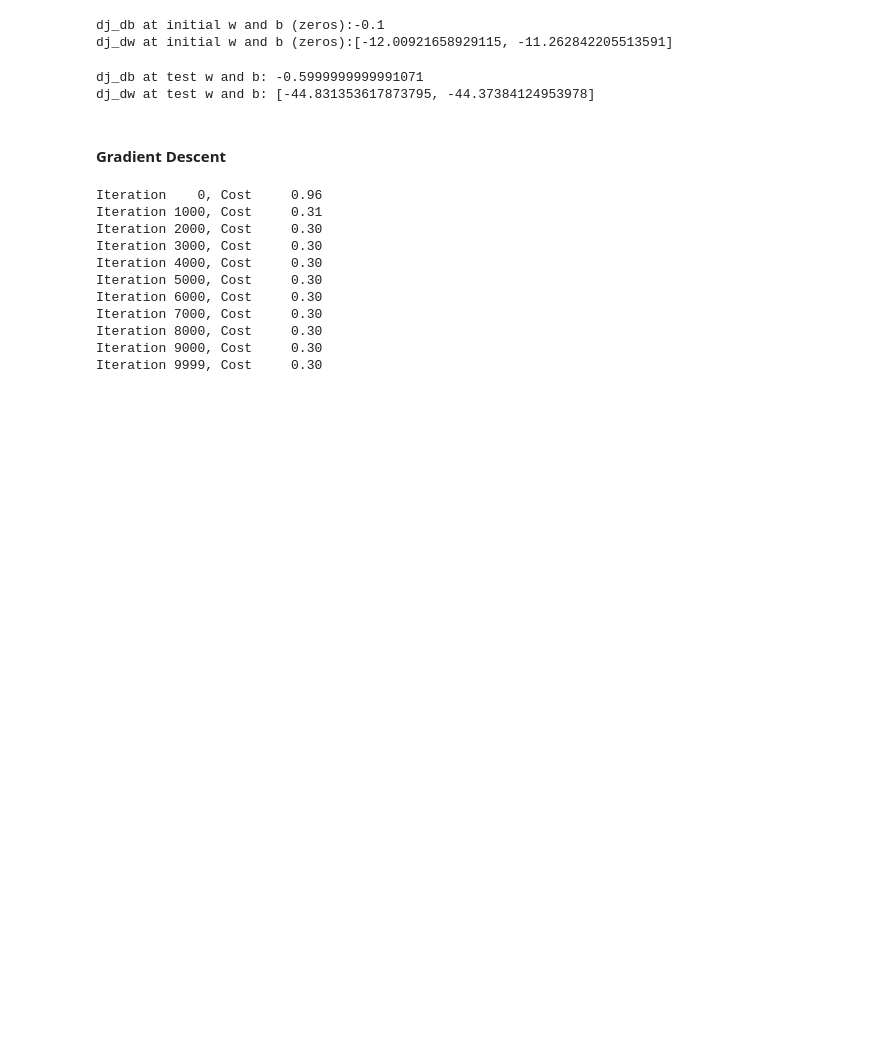
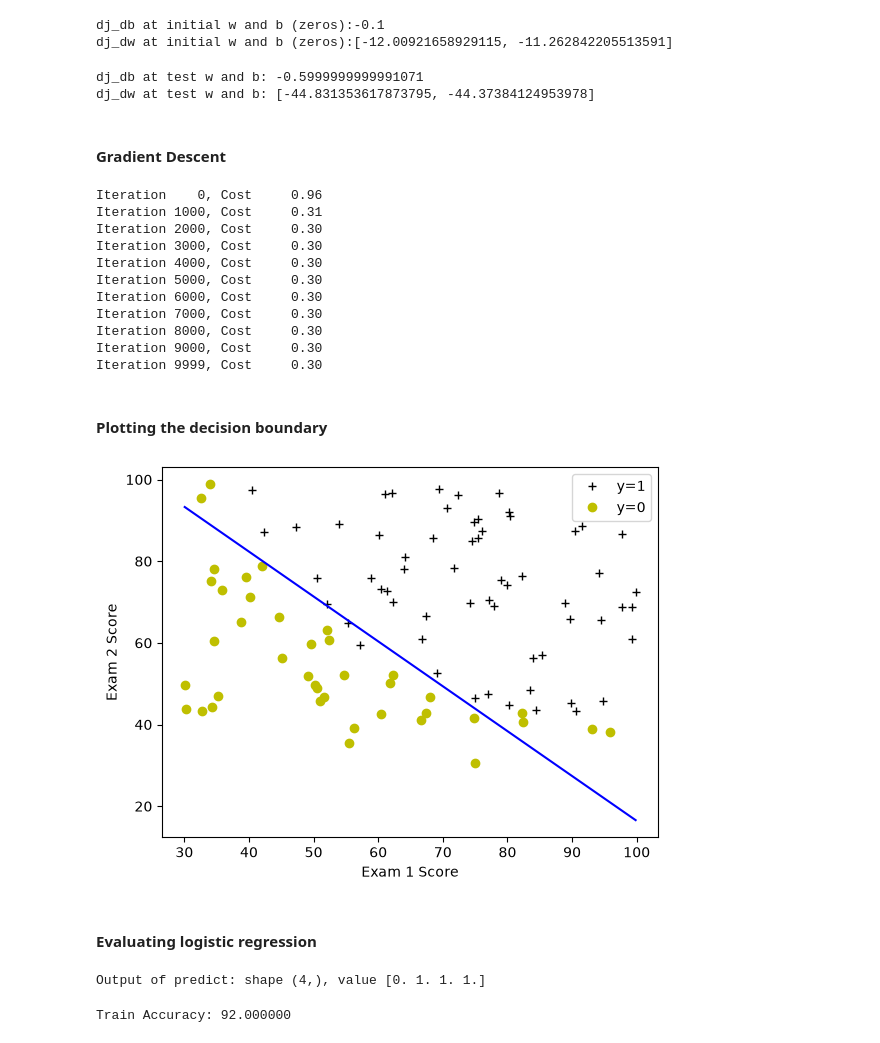
Before and after one commit to Krriisshna/Machine-Learning, a Jupyter notebook: Coursera/Supervised ML (Regression and Classification)/03_Classification/logistic_regression_final.ipynb, the cells around one changed output. Cells and saved outputs as stored; diff of their text form; code cells hidden in the pictures; blank space fills up the shorter version.

Commit message:
done supervised ML, Regression and classification

```diff
--- a/Coursera/Supervised ML (Regression and Classification)/03_Classification/logistic_regression_final.ipynb
+++ b/Coursera/Supervised ML (Regression and Classification)/03_Classification/logistic_regression_final.ipynb
@@ -83,7 +83,7 @@ sigmoid(0) = 0.5
 # %% [markdown]
 #### Cost function for logistic regression
 # %%
-def compute_cost(X,y,w,b):
+def compute_cost(X,y,w,b, *argv):
     m,n = X.shape
 
     cost = 0
@@ -106,7 +106,7 @@ Cost at initial w and b (zeros): 0.693
 # %% [markdown]
 #### Gradient for logistic regression
 # %%
-def compute_gradient(X,y,w,b):
+def compute_gradient(X,y,w,b, *argv):
     m,n = X.shape
     dj_dw = np.zeros(n)
     dj_db = 0.
@@ -149,7 +149,7 @@ dj_dw at test w and b: [-44.831353617873795, -44.37384124953978]
 # %% [markdown]
 #### Gradient Descent
 # %%
-def gradient_descent(X,y,w_in,b_in,cost_function,gradient_function,alpha,num_iters):
+def gradient_descent(X,y,w_in,b_in,cost_function,gradient_function,alpha,num_iters, *argv):
     m = X.shape[0]
     j_history = []
     w_history = []
@@ -192,3 +192,16 @@ Iteration 7000, Cost     0.30
 Iteration 8000, Cost     0.30
 Iteration 9000, Cost     0.30
 Iteration 9999, Cost     0.30
+# %% [markdown]
+#### Plotting the decision boundary
+# %%
+plot_decision_boundary(w,b,X_train,y_train)
+
+plt.ylabel("Exam 2 Score")
+plt.xlabel("Exam 1 Score")
+plt.legend(loc="upper right")
+plt.show()
+# %% [output]
+[figure, added]
+# %% [markdown]
+#### Evaluating logistic regression
@@ -194,0 +226,15 @@ Iteration 9999, Cost     0.30
+# %%
+np.random.seed(1)
+tmp_w = np.random.randn(2)
+tmp_b = 0.3
+tmp_X = np.random.randn(4, 2) - 0.5
+
+tmp_p = predict(tmp_X, tmp_w, tmp_b)
+print(f'Output of predict: shape {tmp_p.shape}, value {tmp_p}')
+# %% [output]
+Output of predict: shape (4,), value [0. 1. 1. 1.]
+# %%
+p = predict(X_train, w,b)
+print('Train Accuracy: %f'%(np.mean(p == y_train) * 100))
+# %% [output]
+Train Accuracy: 92.000000
```
Also changed, not shown: parts of 23 cells of this notebook, 3 other files.
